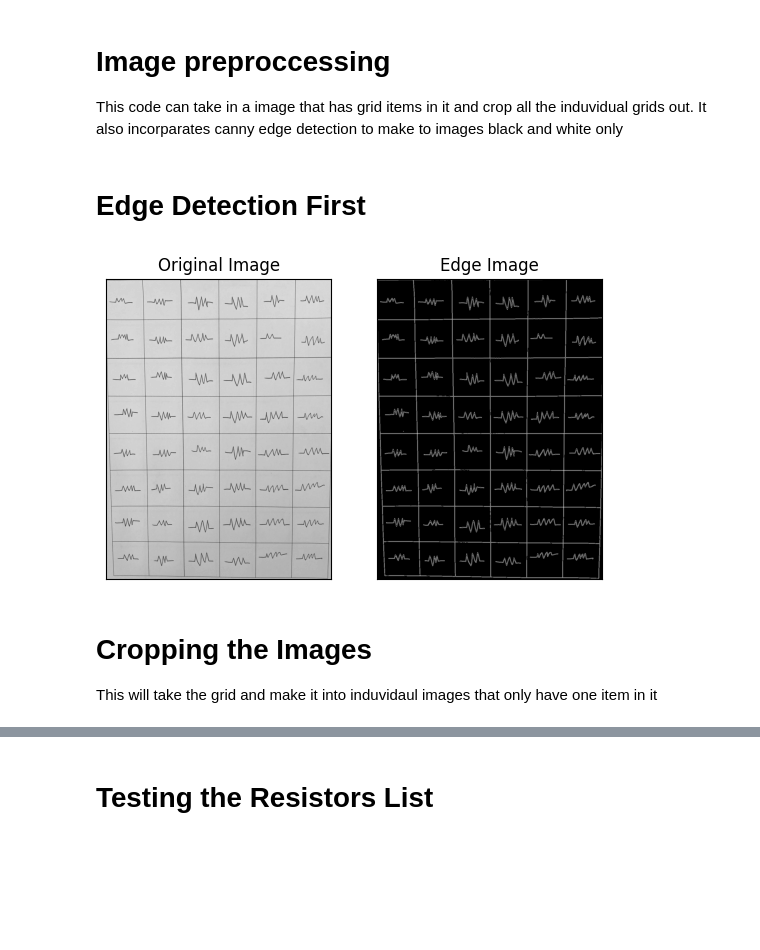
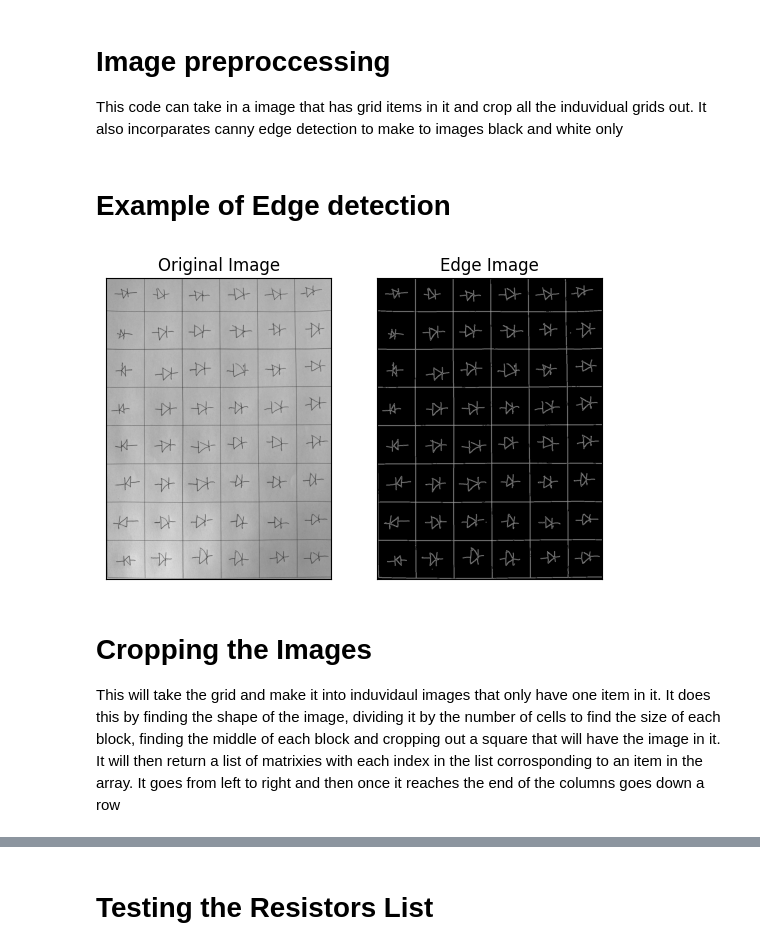
Before and after one commit to ThomasLukeGreenwood/EEE4114_SymbolDetect, a Jupyter notebook: CodeToCrop/DataFormater3000.ipynb, the cells around one changed output, grey strips where cells are left out. Cells and saved outputs as stored; diff of their text form; code cells hidden in the pictures; blank space fills up the shorter version.

Commit message:
Added a more convient way to read multiple images
And some documentation

```diff
--- a/CodeToCrop/DataFormater3000.ipynb
+++ b/CodeToCrop/DataFormater3000.ipynb
@@ -7,25 +7,26 @@ This code can take in a image that has grid items in it and crop all the induvid
 import numpy as np
 import cv2 as cv
 from matplotlib import pyplot as plt
-# %% [markdown]
-# Edge Detection First
+# %% [markdown]
+# Example of Edge detection
 # %%
-img = cv.imread('TestImagesResistors.jpeg', cv.IMREAD_GRAYSCALE)
+#img = cv.imread('TestImagesResistors.jpeg', cv.IMREAD_GRAYSCALE)
+img = cv.imread("TestForCapasitors.jpeg", cv.IMREAD_GRAYSCALE)
 assert img is not None, "file could not be read, check with os.path.exists()"
 edges1 = cv.Canny(img,100,200)
 
 plt.subplot(121),plt.imshow(img,cmap = 'gray')
 plt.title('Original Image'), plt.xticks([]), plt.yticks([])
 plt.subplot(122),plt.imshow(edges1,cmap = 'gray')
 plt.title('Edge Image'), plt.xticks([]), plt.yticks([])
 
 plt.show()
 # %% [output]
-[figure, old version]
+[figure, new version]
-# %% [markdown]
-# Cropping the Images
-
-This will take the grid and make it into induvidaul images that only have one item in it
+# %% [markdown]
+# Cropping the Images
+
+This will take the grid and make it into induvidaul images that only have one item in it. It does this by finding the shape of the image, dividing it by the number of cells to find the size of each block, finding the middle of each block and cropping out a square that will have the image in it. It will then return a list of matrixies with each index in the list corrosponding to an item in the array. It goes from left to right and then once it reaches the end of the columns goes down a row
 # %%
 #Takes in filtered images and converts them to an array of cropped images
 def cropImage(img,List):
```
Also changed, not shown: parts of 6 cells of this notebook, 2 other files.
